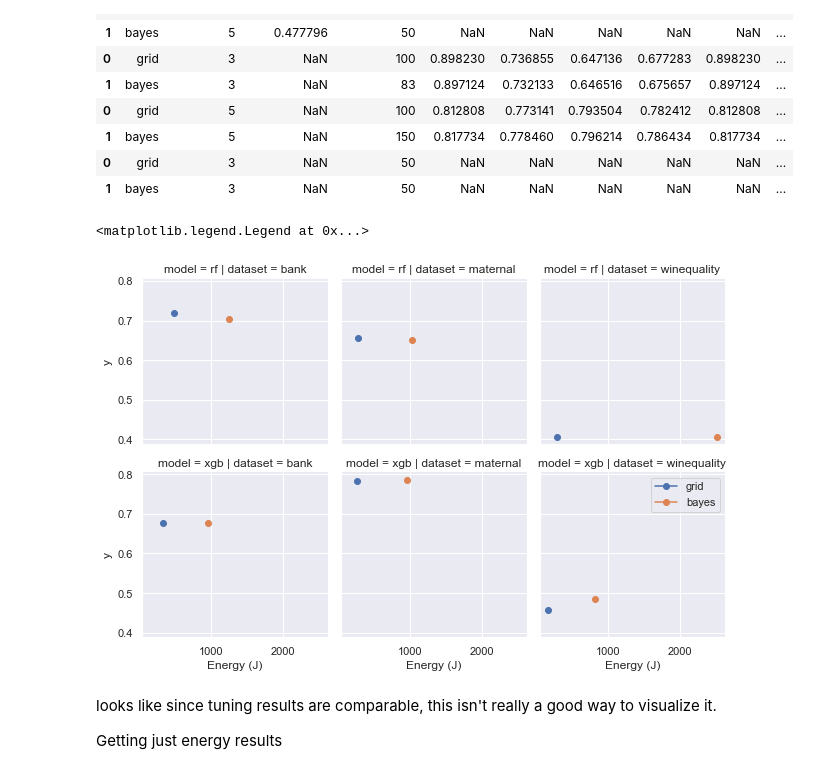
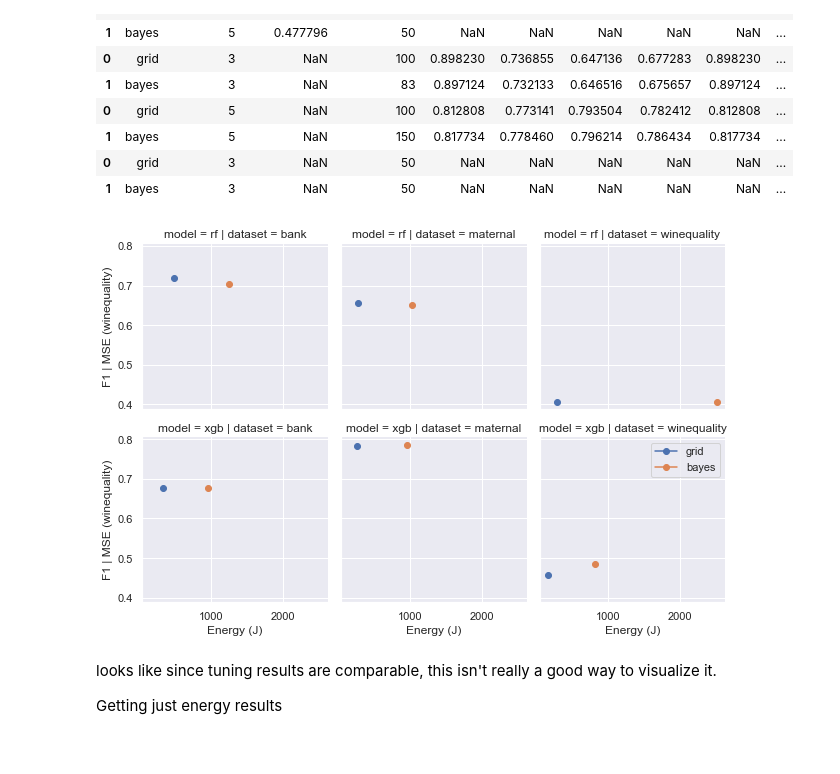
Before and after one commit to dloveland/EECS_573_EnergyML, a Jupyter notebook: hyperparamtuning_plots.ipynb, the cells around one changed output. Saved outputs shown, nothing was run; the diff lists cells and outputs as text; code cells hidden in the pictures.

Commit message:
add pareto plot for example

```diff
--- a/hyperparamtuning_plots.ipynb
+++ b/hyperparamtuning_plots.ipynb
@@ -62,12 +62,13 @@ results
 # %%
 # plot pareto for energy vs. f1 performance
 grid = sns.FacetGrid(results, row="model", col="dataset", hue="Tuner")
 
-grid.map(plt.plot, 'Energy (J)', 'y', marker="o", type='bar')
+grid.map(plt.plot, 'Energy (J)', 'y', marker="o")
+grid.set(ylabel='F1 | MSE (winequality)')
 plt.legend()
+plt.savefig('tuning_pareto.pdf')
 # %% [output]
-<matplotlib.legend.Legend at 0x...>
-[figure, old version]
+[figure, new version]
 # %% [markdown]
 looks like since tuning results are comparable, this isn't really a good way to visualize it.
 
```
Also changed, not shown: 1 other file.
